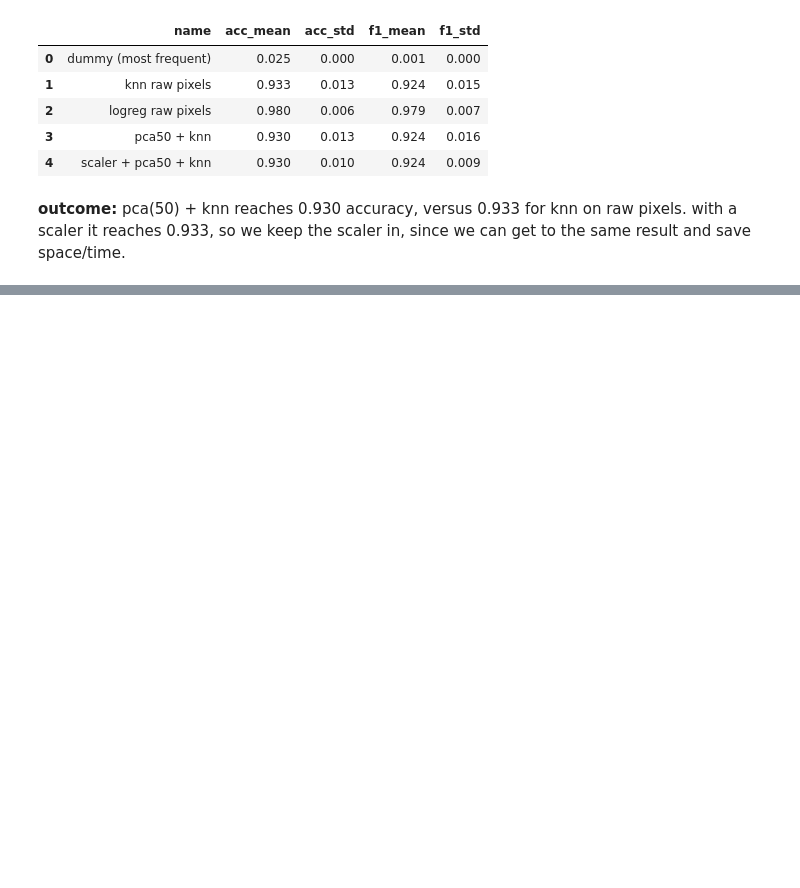
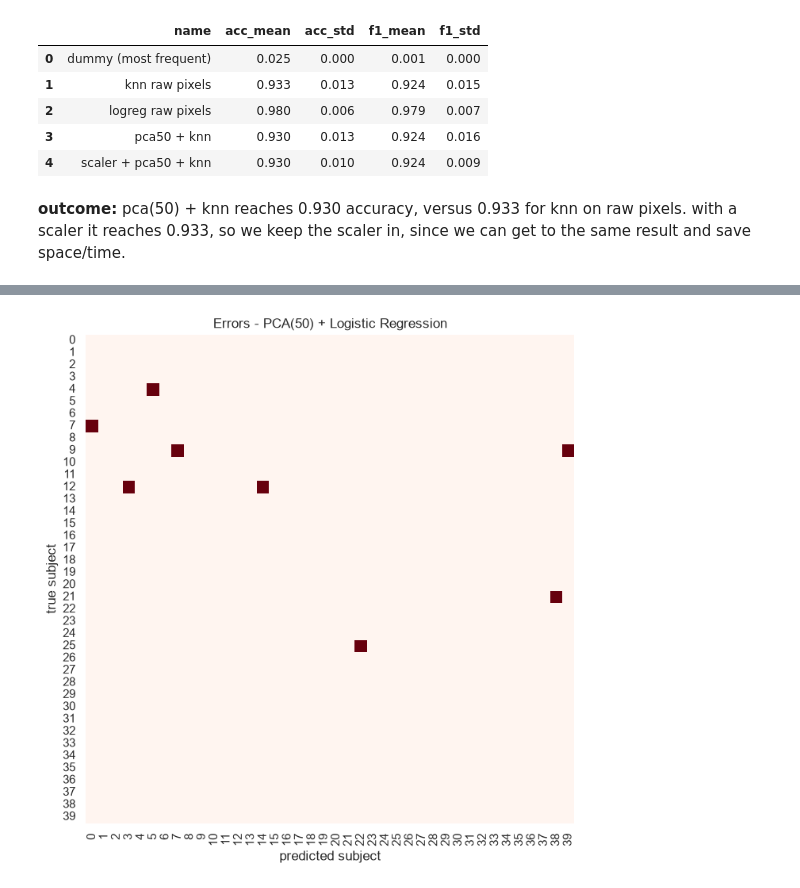
Before and after one commit to mchemrl/pca-face-recognition, a Jupyter notebook: main.ipynb, the cells around one changed output, grey strips where cells are left out. Drawn from its saved outputs; the diff is of its cells as text; code cells hidden in the pictures; blank space fills up the shorter version.

Commit message:
candidates, comparison, error analysis, conclusions

```diff
--- a/main.ipynb
+++ b/main.ipynb
@@ -184,0 +488,7 @@ pd.DataFrame(results).round(3)
+# %%
+best_model = Pipeline([
+    ('pca', PCA(n_components=50, random_state=seed)),
+    ('clf', LogisticRegression(max_iter=2000))
+])
+
+y_pred = cross_val_predict(best_model, x, y, cv=cv)
@@ -184,0 +521,11 @@ pd.DataFrame(results).round(3)
+# %%
+cm = confusion_matrix(y, y_pred)
+np.fill_diagonal(cm, 0)
+plt.figure(figsize=(9, 8))
+sns.heatmap(cm, cmap='Reds', cbar=False, square=True, xticklabels=1, yticklabels=1)
+plt.xlabel('predicted subject');
+plt.ylabel('true subject')
+plt.title('Errors - PCA(50) + Logistic Regression')
+plt.show()
+# %% [output]
+[figure, added]
```
Also changed, not shown: parts of 35 cells of this notebook.
